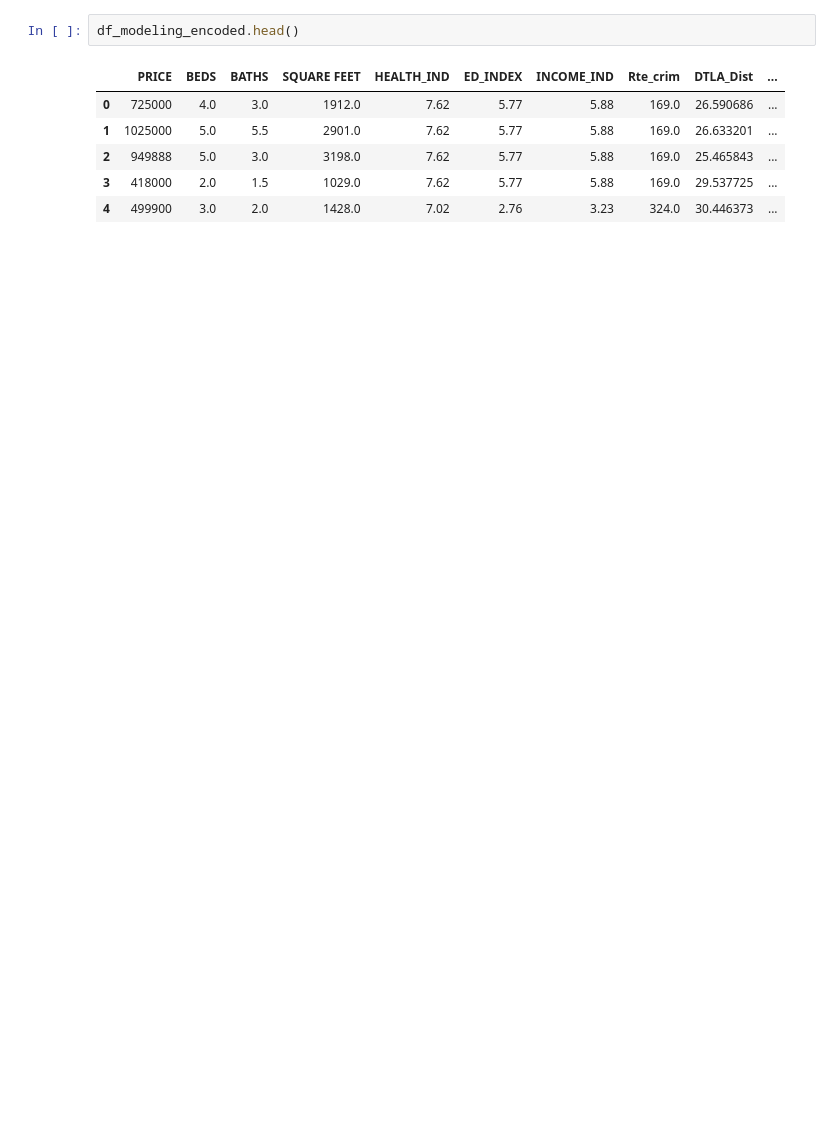
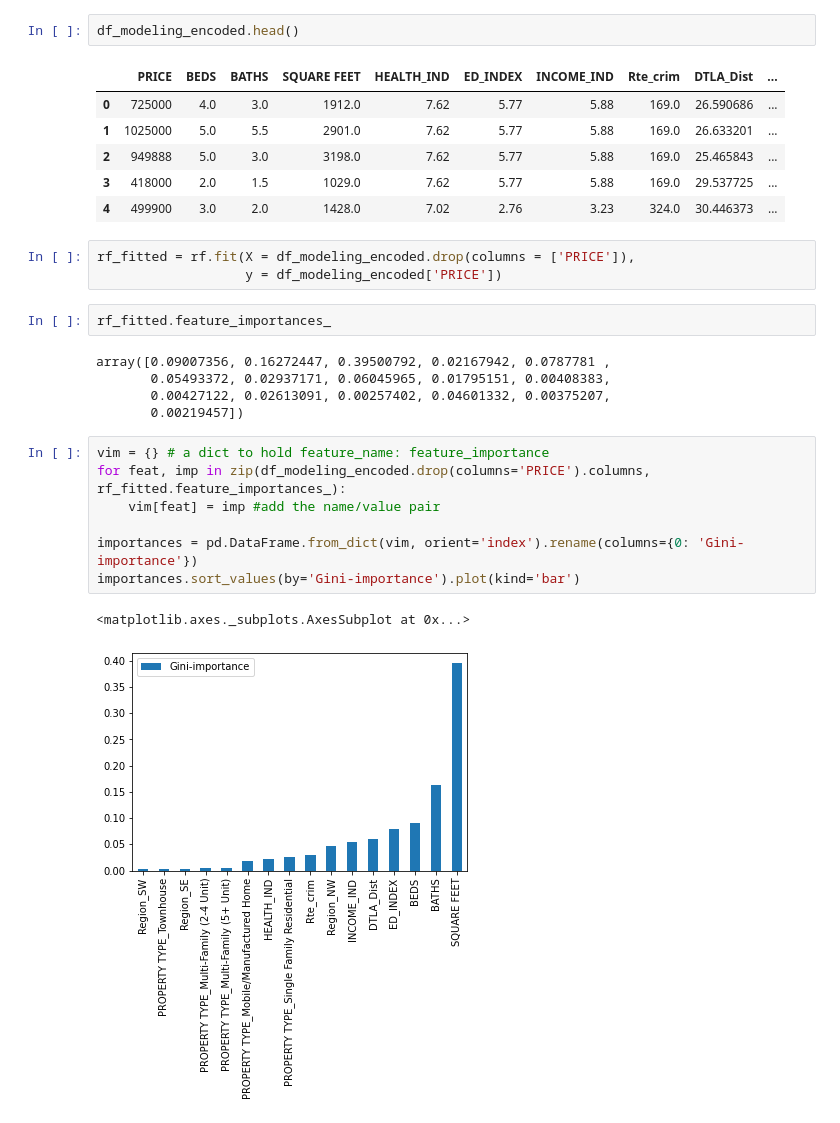
Before and after one commit to Christopher-Liu/Irvine-Property-Value-Analysis, a Jupyter notebook: analysis_la.ipynb, the cells around one changed output. Saved outputs shown, nothing was run; the diff lists cells and outputs as text; blank space fills up the shorter version.

Commit message:
Included variable importance plot

```diff
--- a/analysis_la.ipynb
+++ b/analysis_la.ipynb
@@ -717,3 +719,23 @@ df_modeling_encoded.head()
 | 2 | 949888 | 5.0 | 3.0 | 3198.0 | 7.62 | 5.77 | 5.88 | 169.0 | 25.465843 | ... |
 | 3 | 418000 | 2.0 | 1.5 | 1029.0 | 7.62 | 5.77 | 5.88 | 169.0 | 29.537725 | ... |
 | 4 | 499900 | 3.0 | 2.0 | 1428.0 | 7.02 | 2.76 | 3.23 | 324.0 | 30.446373 | ... |
+# %%
+rf_fitted = rf.fit(X = df_modeling_encoded.drop(columns = ['PRICE']),
+                   y = df_modeling_encoded['PRICE'])
+# %%
+rf_fitted.feature_importances_
+# %% [output]
+array([0.09007356, 0.16272447, 0.39500792, 0.02167942, 0.0787781 ,
+       0.05493372, 0.02937171, 0.06045965, 0.01795151, 0.00408383,
+       0.00427122, 0.02613091, 0.00257402, 0.04601332, 0.00375207,
+       0.00219457])
+# %%
+vim = {} # a dict to hold feature_name: feature_importance
+for feat, imp in zip(df_modeling_encoded.drop(columns='PRICE').columns, rf_fitted.feature_importances_):
+    vim[feat] = imp #add the name/value pair
+
+importances = pd.DataFrame.from_dict(vim, orient='index').rename(columns={0: 'Gini-importance'})
+importances.sort_values(by='Gini-importance').plot(kind='bar')
+# %% [output]
+<matplotlib.axes._subplots.AxesSubplot at 0x...>
+[figure, added]
```
Also changed, not shown: parts of 14 cells of this notebook.
